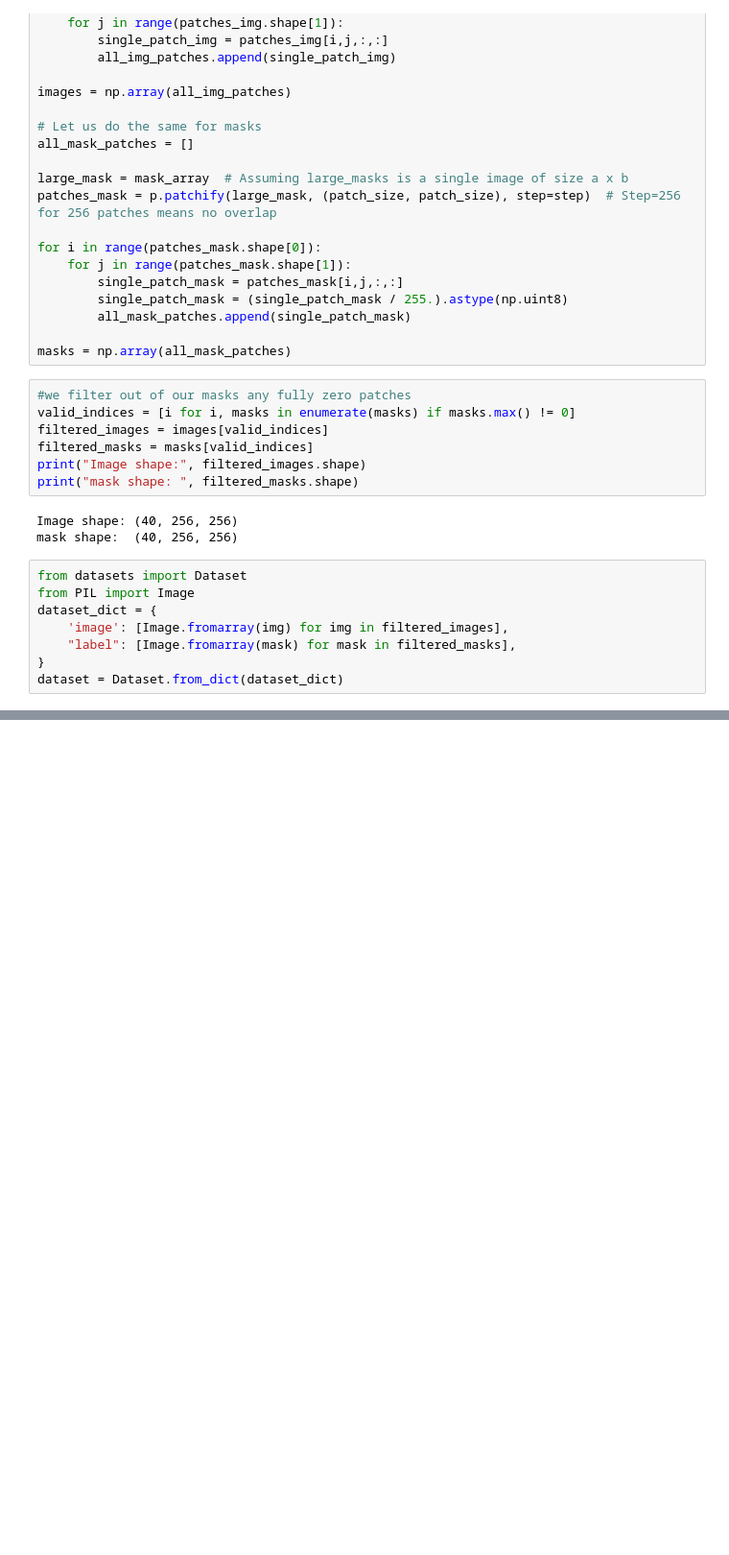
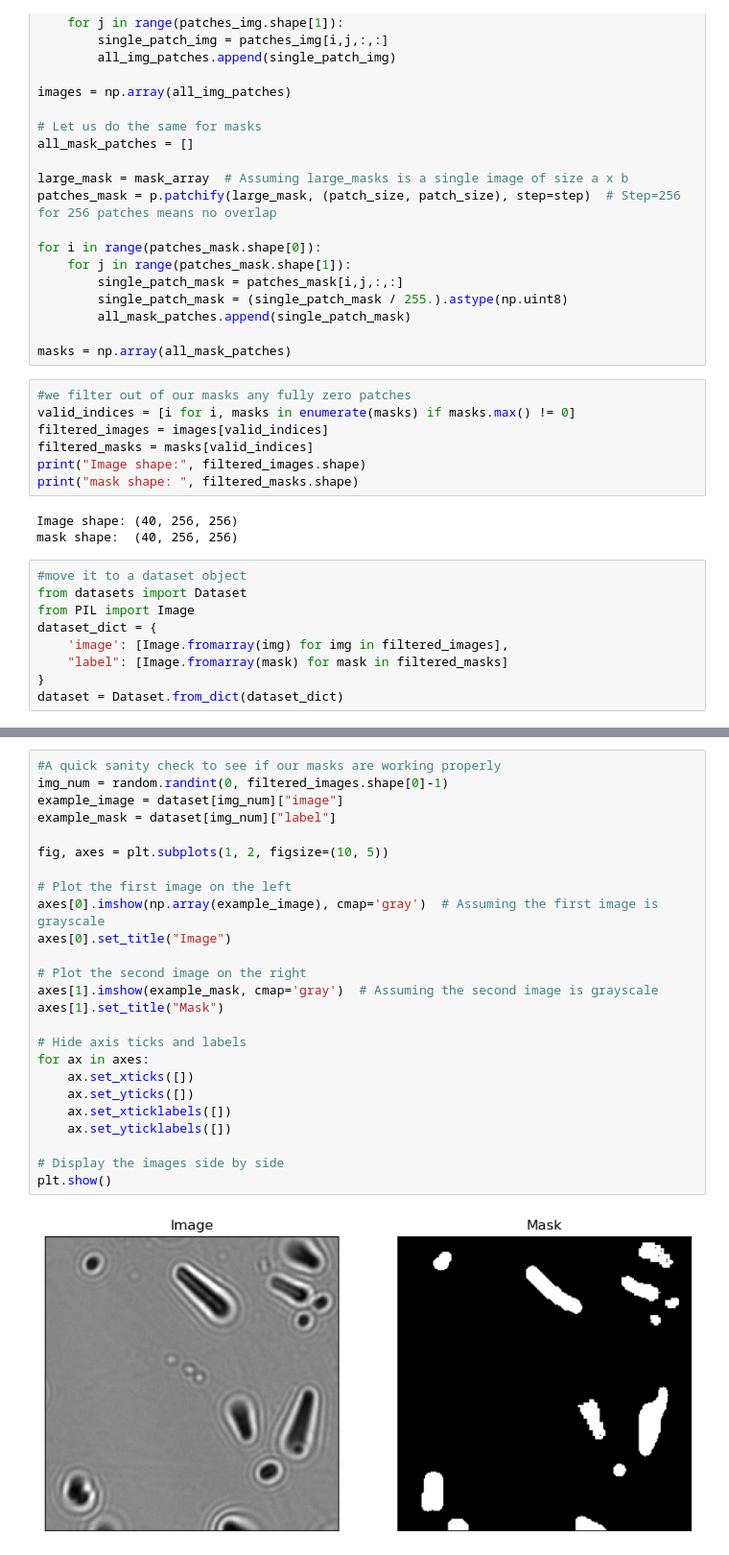
Before and after one commit to RudimentaryChef/FissionTrack, a Jupyter notebook: FineTune.ipynb, the cells around one changed output, grey strips where cells are left out. Shown: that part at 96% size. Saved outputs shown, nothing was run; the diff lists cells and outputs as text; blank space fills up the shorter version.

Commit message:
Finishes image processing and adds initializes a processor

```diff
--- a/FineTune.ipynb
+++ b/FineTune.ipynb
@@ -140,10 +140,11 @@ print("mask shape: ", filtered_masks.shape)
 Image shape: (40, 256, 256)
 mask shape:  (40, 256, 256)
 # %%
+#move it to a dataset object
 from datasets import Dataset
 from PIL import Image
 dataset_dict = {
     'image': [Image.fromarray(img) for img in filtered_images],
-    "label": [Image.fromarray(mask) for mask in filtered_masks],
+    "label": [Image.fromarray(mask) for mask in filtered_masks]
 }
 dataset = Dataset.from_dict(dataset_dict)
@@ -149,0 +159,27 @@ dataset = Dataset.from_dict(dataset_dict)
+# %%
+#A quick sanity check to see if our masks are working properly
+img_num = random.randint(0, filtered_images.shape[0]-1)
+example_image = dataset[img_num]["image"]
+example_mask = dataset[img_num]["label"]
+
+fig, axes = plt.subplots(1, 2, figsize=(10, 5))
+
+# Plot the first image on the left
+axes[0].imshow(np.array(example_image), cmap='gray')  # Assuming the first image is grayscale
+axes[0].set_title("Image")
+
+# Plot the second image on the right
+axes[1].imshow(example_mask, cmap='gray')  # Assuming the second image is grayscale
+axes[1].set_title("Mask")
+
+# Hide axis ticks and labels
+for ax in axes:
+    ax.set_xticks([])
+    ax.set_yticks([])
+    ax.set_xticklabels([])
+    ax.set_yticklabels([])
+
+# Display the images side by side
+plt.show()
+# %% [output]
+[figure, added]
```
Also changed, not shown: parts of 5 cells of this notebook.
